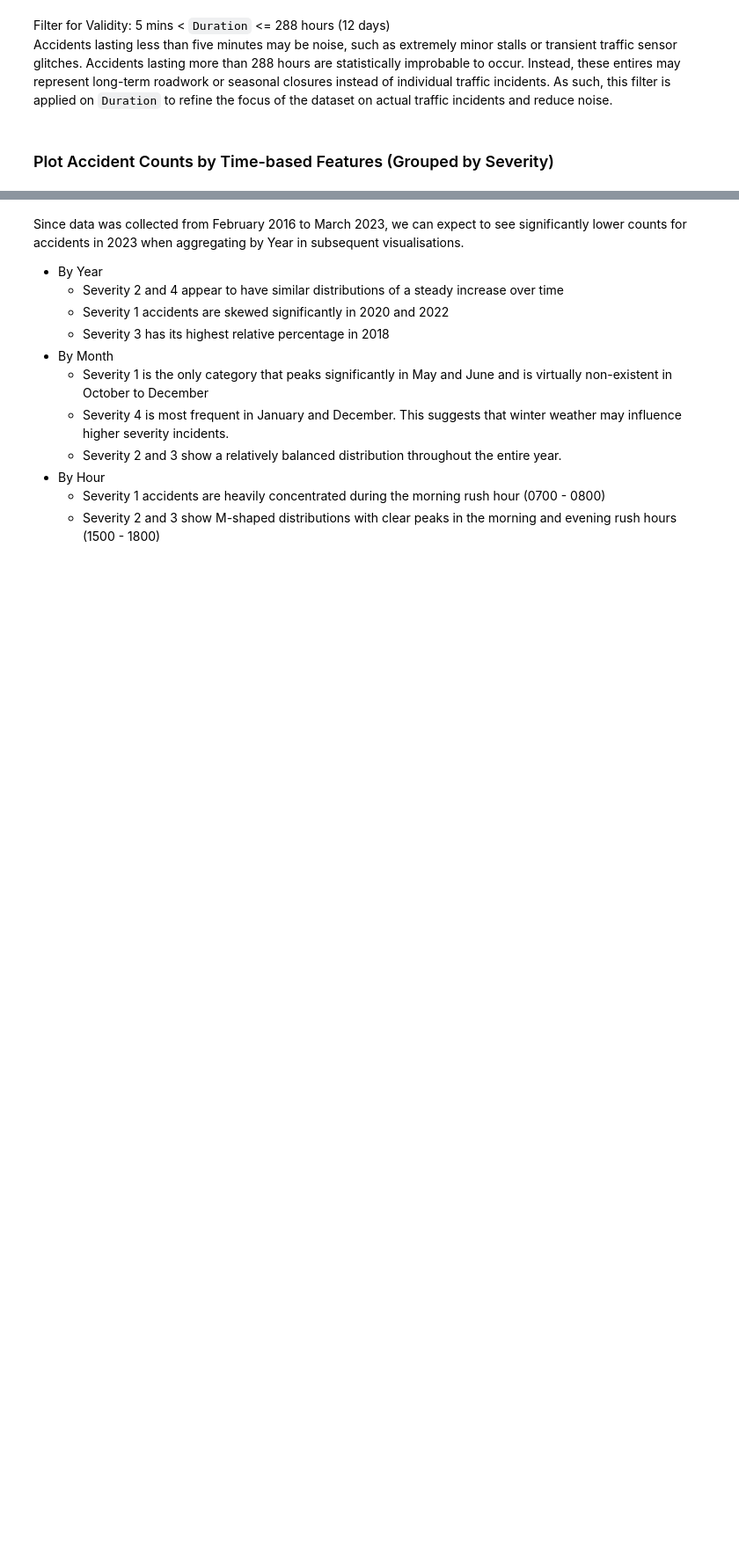
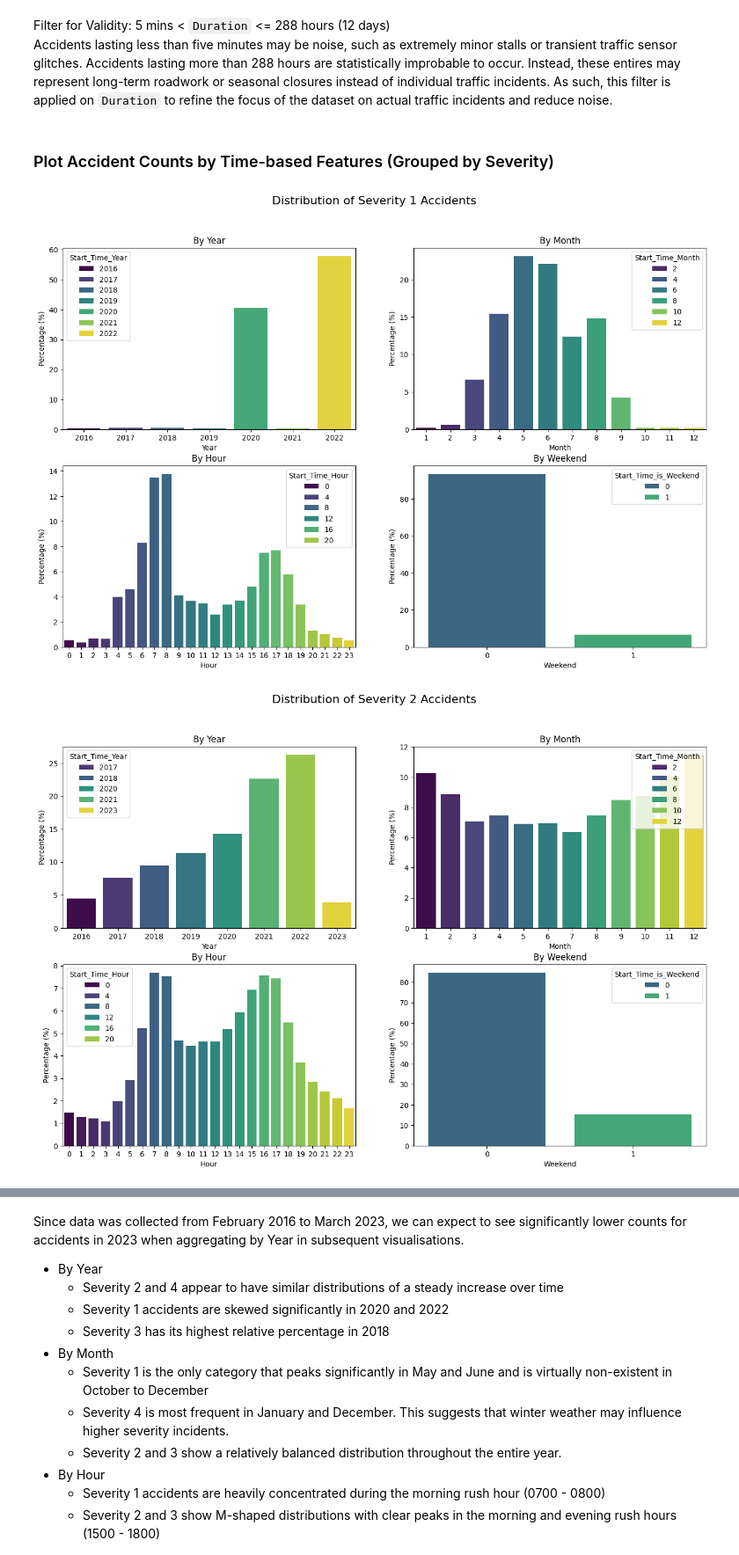
Before and after one commit to iiank/Agentic-AI-for-Big-Data-Analytics, a Jupyter notebook: EDA/EDA_Visuals.ipynb, the cells around one changed output, grey strips where cells are left out. Shown at 88% size. Saved outputs shown, nothing was run; the diff lists cells and outputs as text; code cells hidden in the pictures; blank space fills up the shorter version.

```diff
--- a/EDA/EDA_Visuals.ipynb
+++ b/EDA/EDA_Visuals.ipynb
@@ -594,31 +568,34 @@ Accidents lasting less than five minutes may be noise, such as extremely minor s
 # %% [markdown]
 ### Plot Accident Counts by Time-based Features (Grouped by Severity)
 # %%
-# unique_severity = [row["Severity"] for row in df.select("Severity").distinct().collect()]
+unique_severity = [row["Severity"] for row in df.select("Severity").distinct().collect()]
 # %%
-# for severity in sorted(unique_severity):
-#     filtered_df = df.filter(F.col("Severity") == severity)
-#     total = filtered_df.count()
+for severity in sorted(unique_severity):
+    filtered_df = df.filter(F.col("Severity") == severity)
+    total = filtered_df.count()
 
-#     fig, axes = plt.subplots(2, 2, figsize=(16, 10))
-#     fig.suptitle(f"Distribution of Severity {severity} Accidents", fontsize=16)
-#     axes = axes.flatten()
+    fig, axes = plt.subplots(2, 2, figsize=(16, 10))
+    fig.suptitle(f"Distribution of Severity {severity} Accidents", fontsize=16)
+    axes = axes.flatten()
 
-#     plot_configs = [
-#             ("Start_Time_Year", "Year"),
-#             ("Start_Time_Month", "Month"),
-#             ("Start_Time_Hour", "Hour"),
-#             ("Start_Time_is_Weekend", "Weekend")
-#         ]
+    plot_configs = [
+            ("Start_Time_Year", "Year"),
+            ("Start_Time_Month", "Month"),
+            ("Start_Time_Hour", "Hour"),
+            ("Start_Time_is_Weekend", "Weekend")
+        ]
 
-#     for i, (col_name, label) in enumerate(plot_configs):
-#         grouped = filtered_df.groupBy(col_name).count() \
-#             .withColumn("pct", F.col("count") / total * 100) \
-#             .orderBy(col_name).toPandas()
+    for i, (col_name, label) in enumerate(plot_configs):
+        grouped = filtered_df.groupBy(col_name).count() \
+            .withColumn("pct", F.col("count") / total * 100) \
+            .orderBy(col_name).toPandas()
 
-#         sns.barplot(ax=axes[i], data=grouped, x=col_name, y="pct", palette="viridis", hue=col_name)
-#         axes[i].set_xlabel(label)
-#         axes[i].set_ylabel("Percentage (%)")
-#         axes[i].set_title(f"By {label}")
+        sns.barplot(ax=axes[i], data=grouped, x=col_name, y="pct", palette="viridis", hue=col_name)
+        axes[i].set_xlabel(label)
+        axes[i].set_ylabel("Percentage (%)")
+        axes[i].set_title(f"By {label}")
 
-#     plt.show()
+    plt.show()
+# %% [output]
+[figure, added]
+[figure, added]
```
Also changed, not shown: parts of 24 cells of this notebook, 2 other files.
